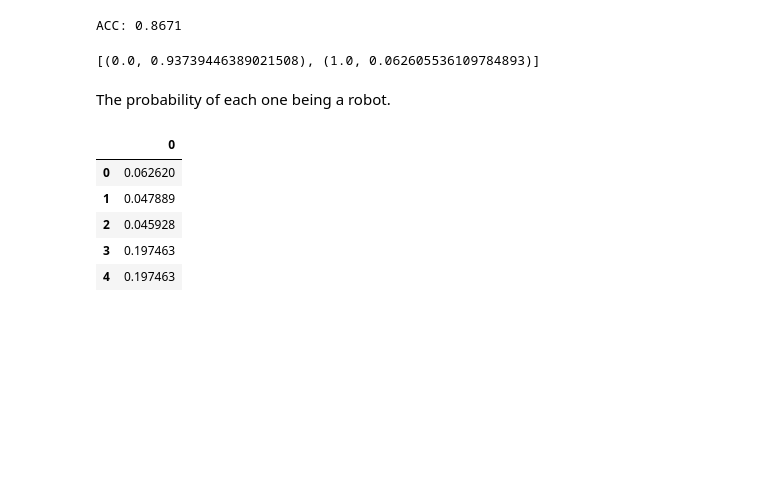
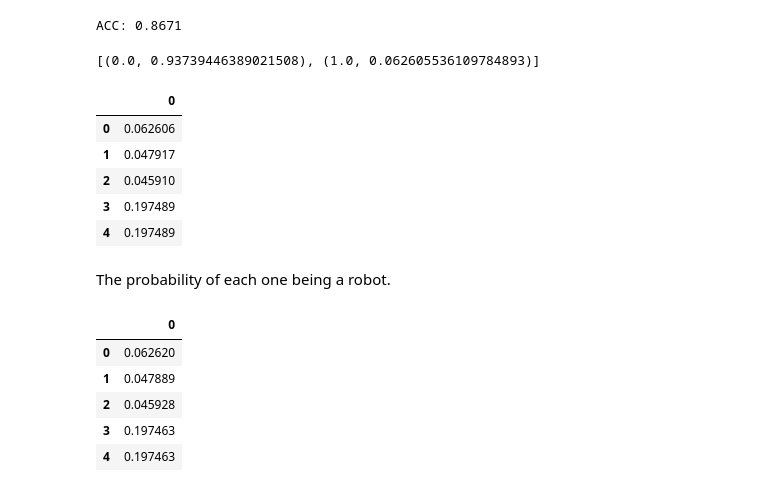
Before and after one commit to caramelslice/GADSFINAL, a Jupyter notebook: GA_Final Project.ipynb, the cells around one changed output. Saved outputs shown, nothing was run; the diff lists cells and outputs as text; code cells hidden in the pictures; blank space fills up the shorter version.

```diff
--- a/GA_Final Project.ipynb
+++ b/GA_Final Project.ipynb
@@ -178,6 +181,22 @@ zip(est_model.classes_, pred2[0])
 # %% [output]
 ACC: 0.8671
 [(0.0, 0.93739446389021508), (1.0, 0.062605536109784893)]
+# %%
+# predict class labels
+pred_probs = ["%f" % x[1] for x in pred2]
+
+#write to a results CSV file
+gbc = pd.DataFrame(pred_probs)
+gbc.to_csv("gbc.csv")
+# %%
+gbc.head()
+# %% [output]
+|  | 0 |
+| 0 | 0.062606 |
+| 1 | 0.047917 |
+| 2 | 0.045910 |
+| 3 | 0.197489 |
+| 4 | 0.197489 |
 # %%
 from sklearn.ensemble import RandomForestClassifier
 
```
Also changed, not shown: parts of 1 cell of this notebook.
